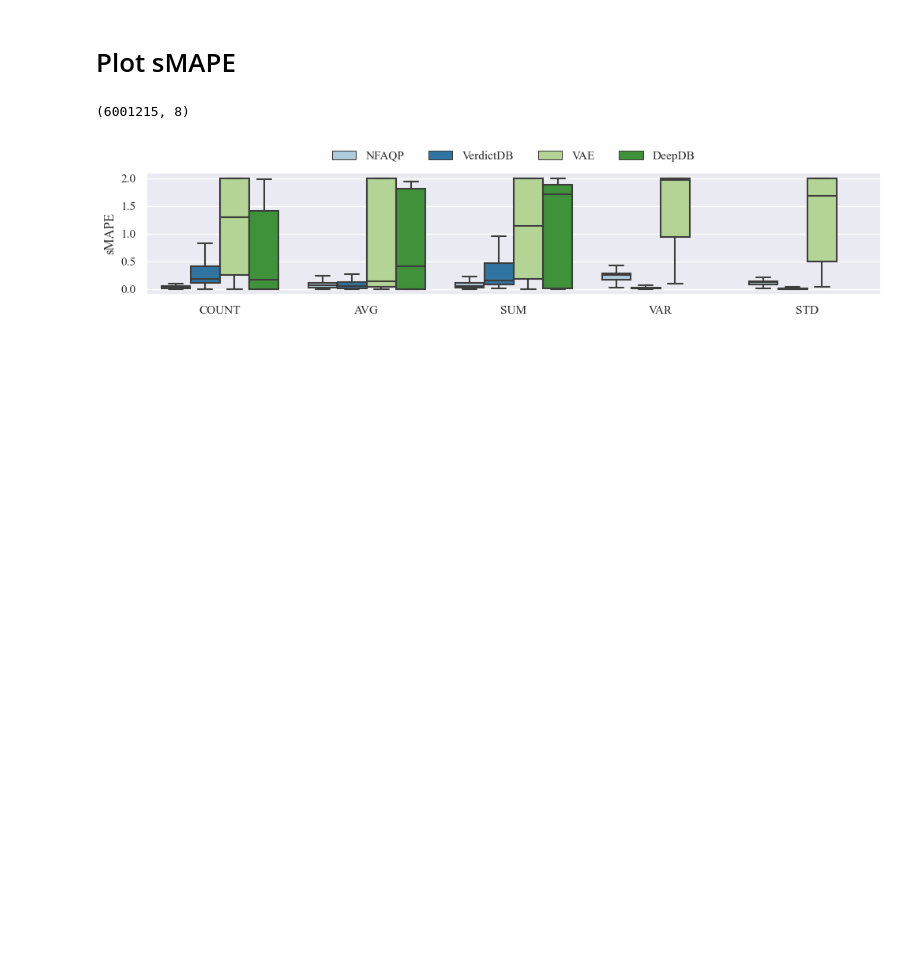
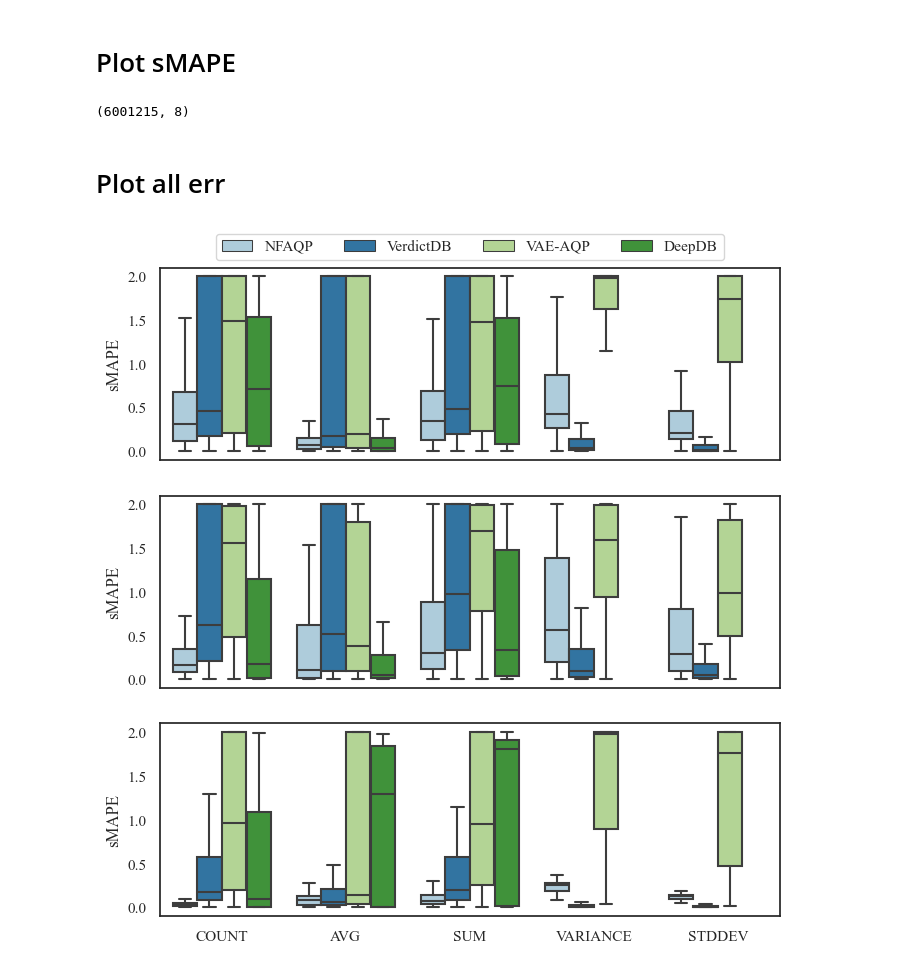
Before and after one commit to cenlibin/NFAQP, a Jupyter notebook: plot/seaborn.ipynb, the cells around one changed output. Cells and saved outputs as stored; diff of their text form; code cells hidden in the pictures; blank space fills up the shorter version.

```diff
--- a/plot/seaborn.ipynb
+++ b/plot/seaborn.ipynb
@@ -11,42 +11,55 @@ src_df = load_table("lineitem")
 print(src_df.shape)
 # %% [output]
 (6001215, 8)
+# %% [markdown]
+# Plot all err
 # %%
 import seaborn as sns
 import pandas as pd
 import matplotlib.pyplot as plt
-dataset = 'lineitem'
-df = pd.read_csv(f'/home/clb/AQP/output/flow-tiny-{dataset}-spline/eval.csv')
-methods = ['flow', 'verdict', 'vae', 'deepdb']
-funcs = ['cnt', 'avg', 'sum', 'var', 'std']
+n_pred_tresh = 5
+ratio = 3.5
+high = 2.5
+for i, dataset in enumerate(['flights', 'pm25', 'lineitem']):
+    df = pd.read_csv(f'/home/clb/AQP/output/flow-tiny-{dataset}-spline/eval.csv')
+    df = df[df['n_predicates'] <= n_pred_tresh]
+    methods = ['flow', 'verdict', 'vae', 'deepdb']
+    funcs = ['cnt', 'avg', 'sum', 'var', 'std']
 
-methods_alias = {a: b for a, b in zip(methods, ['NFAQP', 'VerdictDB', 'VAE', 'DeepDB'])}
-funcs_alias = {a: b for a, b in zip(funcs, ['COUNT', 'AVG', 'SUM', 'VAR', 'STD'])}
+    methods_alias = {a: b for a, b in zip(methods, ['NFAQP', 'VerdictDB', 'VAE-AQP', 'DeepDB'])}
+    funcs_alias = {a: b for a, b in zip(funcs, ['COUNT', 'AVG', 'SUM', 'VARIANCE', 'STDDEV'])}
 
-plot_df = pd.DataFrame([], columns=['Methods', 'Aggregation Functions', 'sMAPE'])
+    plot_df = pd.DataFrame([], columns=['Methods', 'Aggregation Functions', 'sMAPE'])
 
-N = df.shape[0]
-for m in methods:
-    for f in funcs:
-        if m == 'deepdb' and f in ['var', 'std']:
-            continue
-        err_col = df [f'{m}_{f}_err']
-        sub_df = pd.DataFrame([[funcs_alias[f]] * N, [methods_alias[m]] * N, err_col]).transpose()
-        sub_df.columns = plot_df.columns
-        plot_df = pd.concat([plot_df, sub_df])
+    N = df.shape[0]
+    for m in methods:
+        for f in funcs:
+            if m == 'deepdb' and f in ['var', 'std']:
+                continue
+            err_col = df [f'{m}_{f}_err']
+            sub_df = pd.DataFrame([[funcs_alias[f]] * N, [methods_alias[m]] * N, err_col]).transpose()
+            sub_df.columns = plot_df.columns
+            plot_df = pd.concat([plot_df, sub_df])
 
-width = 12
-ratio = 0.2
-fig = plt.figure(figsize=(width, int(width * ratio)))
-sns.set_style("ticks")
-sns.set(font="Times New Roman")
-ax = sns.boxplot(x="Methods", y="sMAPE",
-                hue="Aggregation Functions", showfliers=False, palette="Paired",
-                data=plot_df)
-ax.set(xlabel=None)
-sns.move_legend(ax, 'lower center', bbox_to_anchor=(.5, 1), ncol=4, title=None, frameon=False)
-# sns.despine(offset=10, trim=True)
 
-plt.savefig(f"{dataset}_err.pdf", format="pdf", dpi=1200, bbox_inches="tight")
+    fig = plt.figure(figsize=(int(high * ratio), high))
+    sns.set(font="Times New Roman", style='white', palette="Paired", font_scale=1)
+    ax = sns.boxplot(x="Methods", y="sMAPE",
+                    hue="Aggregation Functions", showfliers=False, palette="Paired",
+                    data=plot_df)
+    ax.set(xlabel=None)
+    if i != 2:
+        ax.set_xticklabels([])
+    if i != 0:
+        ax.get_legend().remove()
+    else:
+        sns.move_legend(ax, 'lower center', bbox_to_anchor=(.5, 1), ncol=4, title=None, frameon=True)
+        pass
+    sns.set_style("whitegrid") # 白色网格背景
+
+
+    plt.savefig(f"./err/{dataset}_err.pdf", format="pdf", dpi=1200, bbox_inches="tight")
 # %% [output]
-[figure, old version]
+[figure, new version]
+[figure, added]
+[figure, added]
```
Also changed, not shown: parts of 11 cells of this notebook, 8 other files.
